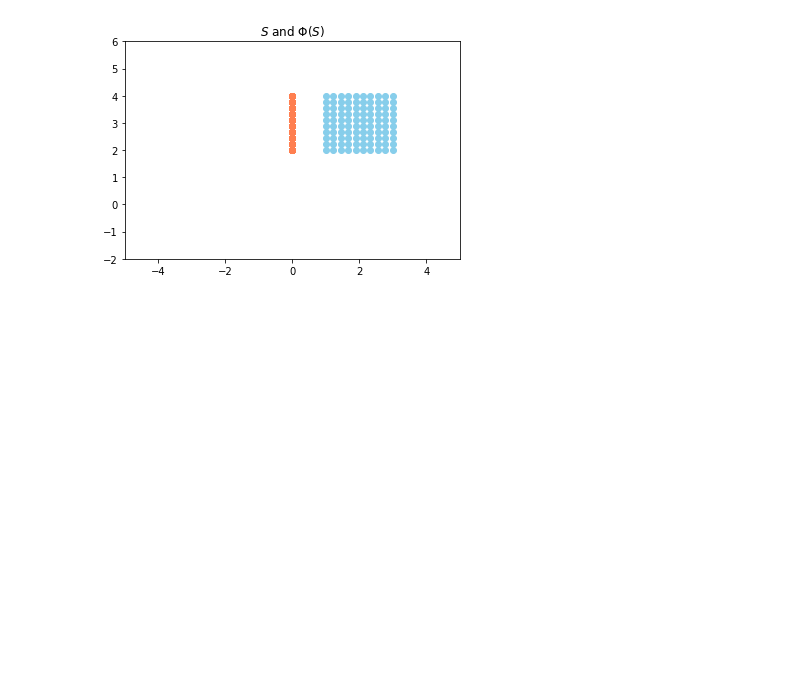
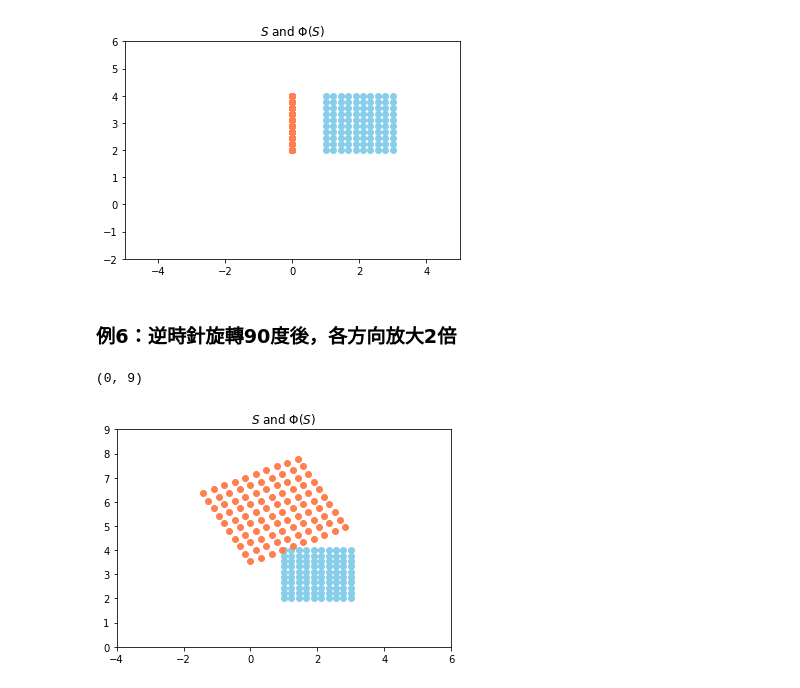
Before and after one commit to julie861106/2020LinearAlgebra, a Jupyter notebook: 0506_HW6.ipynb, the cells around one changed output. Saved outputs shown, nothing was run; the diff lists cells and outputs as text; code cells hidden in the pictures; blank space fills up the shorter version.

```diff
--- a/0506_HW6.ipynb
+++ b/0506_HW6.ipynb
@@ -136,3 +138,9 @@ def phiE(x):
+# %%
+F = np.array([[np.sqrt(2), -np.sqrt(2)/2],
+              [np.sqrt(2)/2, np.sqrt(2)]])
+
+def phiF(x):
+    return F@x
 # %% [markdown]
 ### 3. 透過各種方式將 $\Phi(S)$ 畫出
 # %%
@@ -141,6 +149,7 @@ bx, by = phiB(S_meshgrid)
 cx, cy = phiC(S_meshgrid)
 dx, dy = phiD(S_meshgrid)
 ex, ey = phiE(S_meshgrid)
+fx, fy = phiF(S_meshgrid)
 # %% [markdown]
 ### 例1：逆時針旋轉90度
 # %%
@@ -201,3 +210,15 @@ plt.ylim(-2, 6)
 # %% [output]
 (-2, 6)
 [figure]
+# %% [markdown]
+### 例6：逆時針旋轉90度後，各方向放大2倍
+# %%
+plt.scatter(X, Y, c='skyblue')
+plt.scatter(fx, fy, c='coral')
+plt.title('$S$ and $\Phi(S)$')
+
+plt.xlim(-4, 6)
+plt.ylim(0, 9)
+# %% [output]
+(0, 9)
+[figure, added]
```
Also changed, not shown: parts of 1 cell of this notebook.
